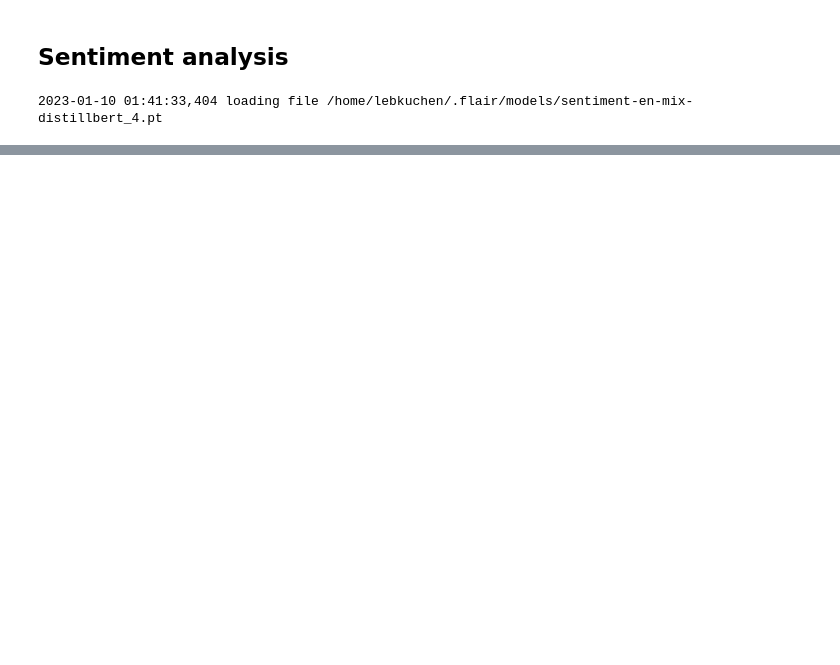
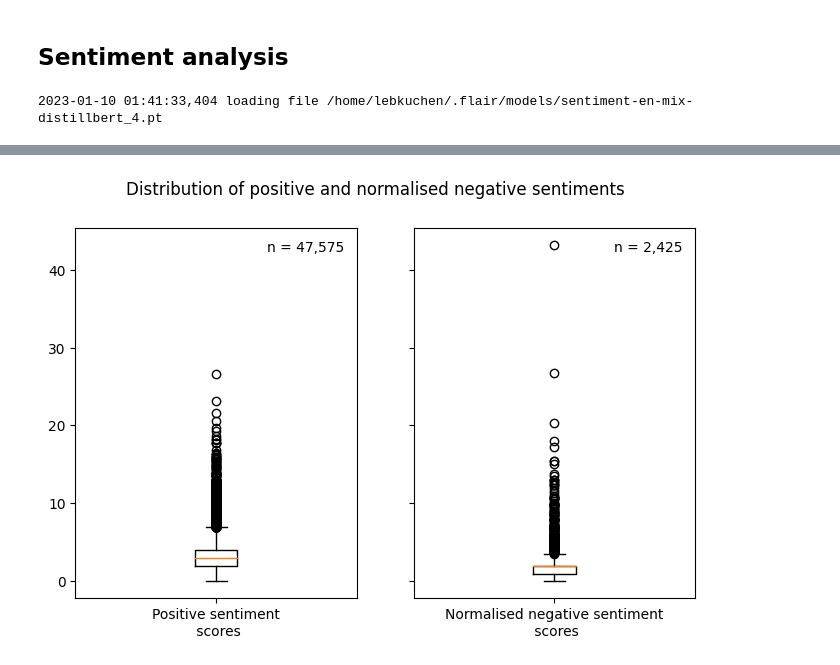
Before and after one commit to unibz-seis2022-transcripts/programming-for-data-science-project, a Jupyter notebook: Inside-Airbnb-Berlin.ipynb, the cells around one changed output, grey strips where cells are left out. Drawn from its saved outputs; the diff is of its cells as text; code cells hidden in the pictures; blank space fills up the shorter version.

```diff
--- a/Inside-Airbnb-Berlin.ipynb
+++ b/Inside-Airbnb-Berlin.ipynb
@@ -486,0 +547,21 @@ score = get_weighted_score(results)
+# %%
+positive_reviews = reviews_sentiment_read[reviews_sentiment_read["sentiment_category"] == "positive"]["sentiment"]
+negative_reviews = reviews_sentiment_read[reviews_sentiment_read["sentiment_category"] == "negative"]["sentiment"]
+negative_reviews_normalised = negative_reviews * -1
+
+positive_legend_patch = mpatches.Patch(color='white', label='n = ' + f'{len(positive_reviews):,}')
+negative_legend_patch = mpatches.Patch(color="white", label='n = ' + f'{len(negative_reviews_normalised):,}')
+
+fig, axs = plt.subplots(nrows=1, ncols=2, sharey=True)
+
+axs[0].boxplot(positive_reviews, labels=["Positive sentiment\n scores"])
+axs[0].legend(handles=[positive_legend_patch], frameon = False)
+axs[1].boxplot(negative_reviews_normalised, labels=["Normalised negative sentiment\n scores"])
+axs[1].legend(handles=[negative_legend_patch], frameon = False)
+
+fig.suptitle("Distribution of positive and normalised negative sentiments")
+fig.set_figwidth(8)
+
+plt.show()
+# %% [output]
+[figure, added]
```
Also changed, not shown: parts of 11 cells of this notebook, 1 other file.
